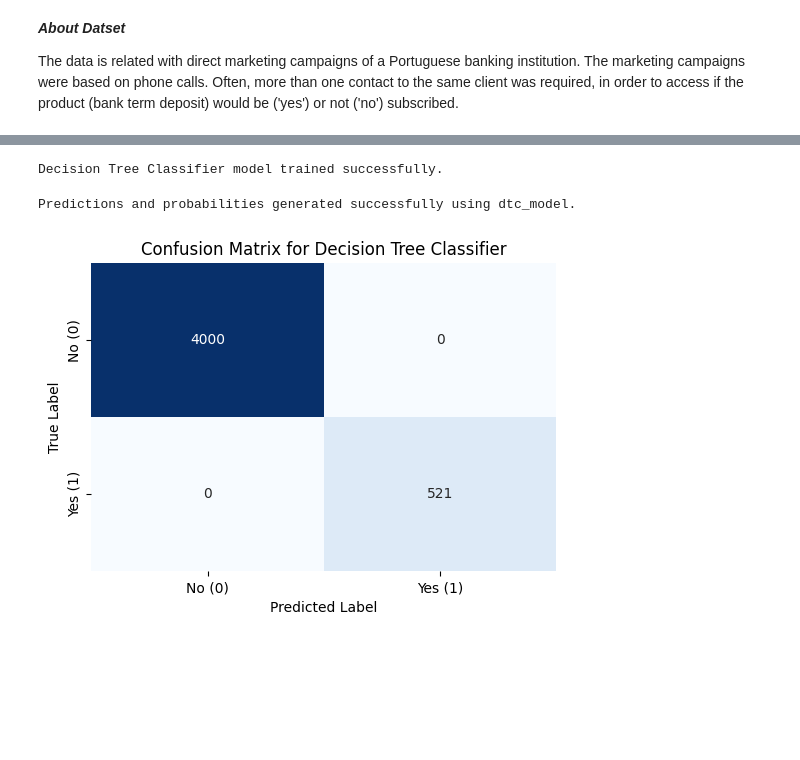
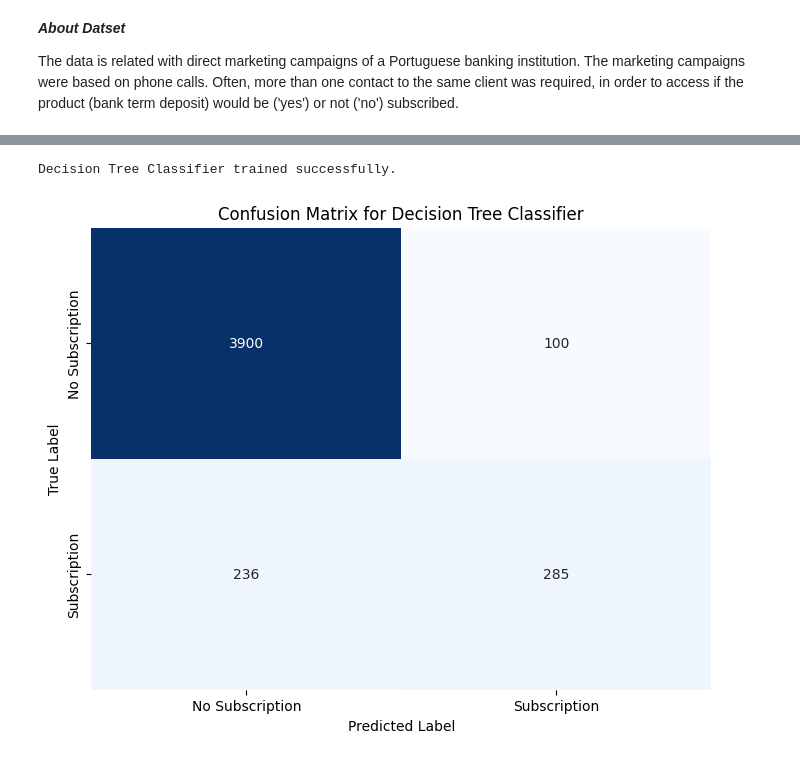
Before and after one commit to vaibhavkhare1/ML_ASSIGNMENT_COMPARISION_REPO, a Jupyter notebook: Decision_Tree_Classifier.ipynb, the cells around one changed output, grey strips where cells are left out. Cells and saved outputs as stored; diff of their text form; code cells hidden in the pictures; blank space fills up the shorter version.

Commit message:
Uploading New Versions For Models

```diff
--- a/Decision_Tree_Classifier.ipynb
+++ b/Decision_Tree_Classifier.ipynb
@@ -101,41 +142,45 @@ Missing values in X_test_encoded:
 # %%
-# Import Library for Decision Tree Classifier
+# Initialize and Train Decision Tree Classifier
+
+# Import Library for Decision Tree Classifier and Standard Scalar
 from sklearn.tree import DecisionTreeClassifier
+from sklearn.preprocessing import StandardScaler
 
-# Initialize the Decision Tree Classifier model
-dtc_model = DecisionTreeClassifier(random_state=42)
+# Initialize the StandardScaler
+scaler = StandardScaler()
 
-# Train the model using the encoded training data
-dtc_model.fit(X_train_encoded, y_train)
+# Fit the scaler on the training data and transform both training and test data
+X_train_scaled = scaler.fit_transform(X_train)
+X_test_scaled = scaler.transform(X_test)
 
-print("Decision Tree Classifier model trained successfully.")
+# Initialize the Decision Tree Classifier
+dt_model = DecisionTreeClassifier(max_depth=10, random_state=42)
+
+# Train the model
+dt_model.fit(X_train, y_train)
+
+#Append Log Results to
+dt_results = evaluate_model(dt_model, X_test, y_test, "Decision Tree", use_scaled=False)
+
+print("Decision Tree Classifier trained successfully.")
 # %% [output]
-Decision Tree Classifier model trained successfully.
+Decision Tree Classifier trained successfully.
-# %%
-# Make predictions on the test set using the Decision Tree Classifier
-y_pred = dtc_model.predict(X_test_encoded)
-
-# Get prediction probabilities for AUC score using the Decision Tree Classifier
-y_pred_proba = dtc_model.predict_proba(X_test_encoded)[:, 1]
-
-print("Predictions and probabilities generated successfully using dtc_model.")
-# %% [output]
-Predictions and probabilities generated successfully using dtc_model.
 # %%
-#Import Library for Confusion Metrix
+# Create Confusion Metrix
 
-from sklearn.metrics import confusion_matrix
+import matplotlib.pyplot as plt
+import seaborn as sns
 
-# Create the confusion matrix
-cm = confusion_matrix(y_test, y_pred)
+# Extract confusion matrix from dt_results
+cm = dt_results['confusion_matrix']
 
-# Plot the confusion matrix
-plt.figure(figsize=(6, 4))
+plt.figure(figsize=(8, 6))
 sns.heatmap(cm, annot=True, fmt='d', cmap='Blues', cbar=False,
-            xticklabels=['No (0)', 'Yes (1)'], yticklabels=['No (0)', 'Yes (1)'])
+            xticklabels=['No Subscription', 'Subscription'],
+            yticklabels=['No Subscription', 'Subscription'])
 plt.xlabel('Predicted Label')
 plt.ylabel('True Label')
 plt.title('Confusion Matrix for Decision Tree Classifier')
 plt.show()
 # %% [output]
-[figure, old version]
+[figure, new version]
```
Also changed, not shown: parts of 9 cells of this notebook, 5 other files.
